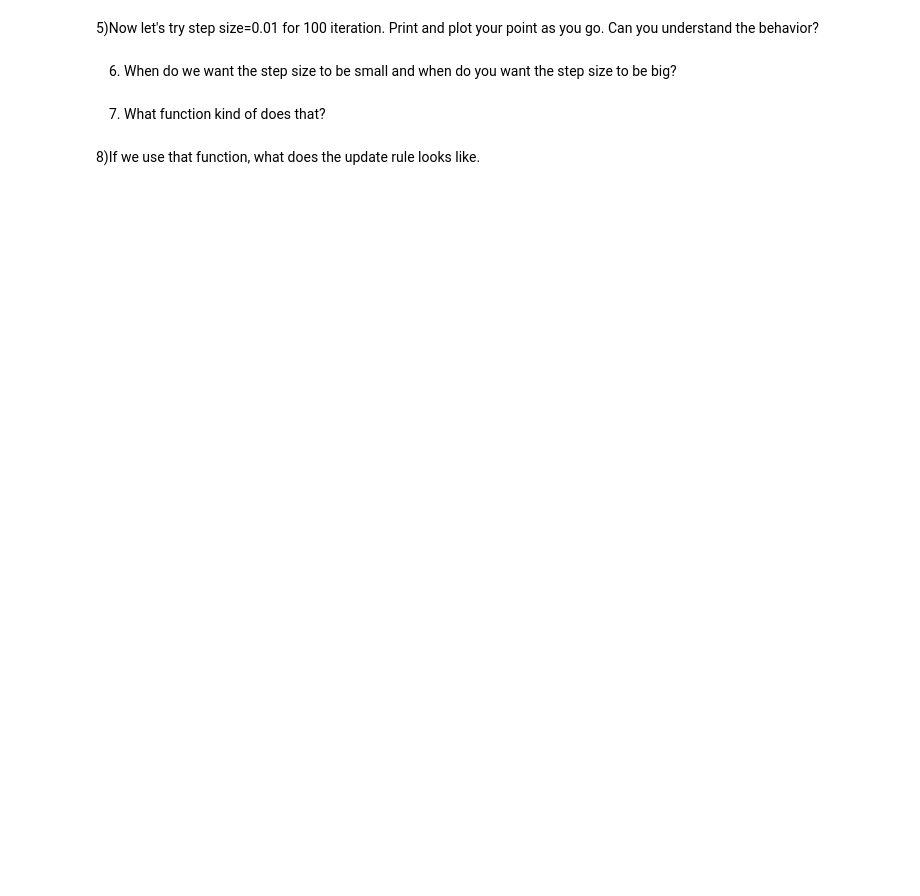
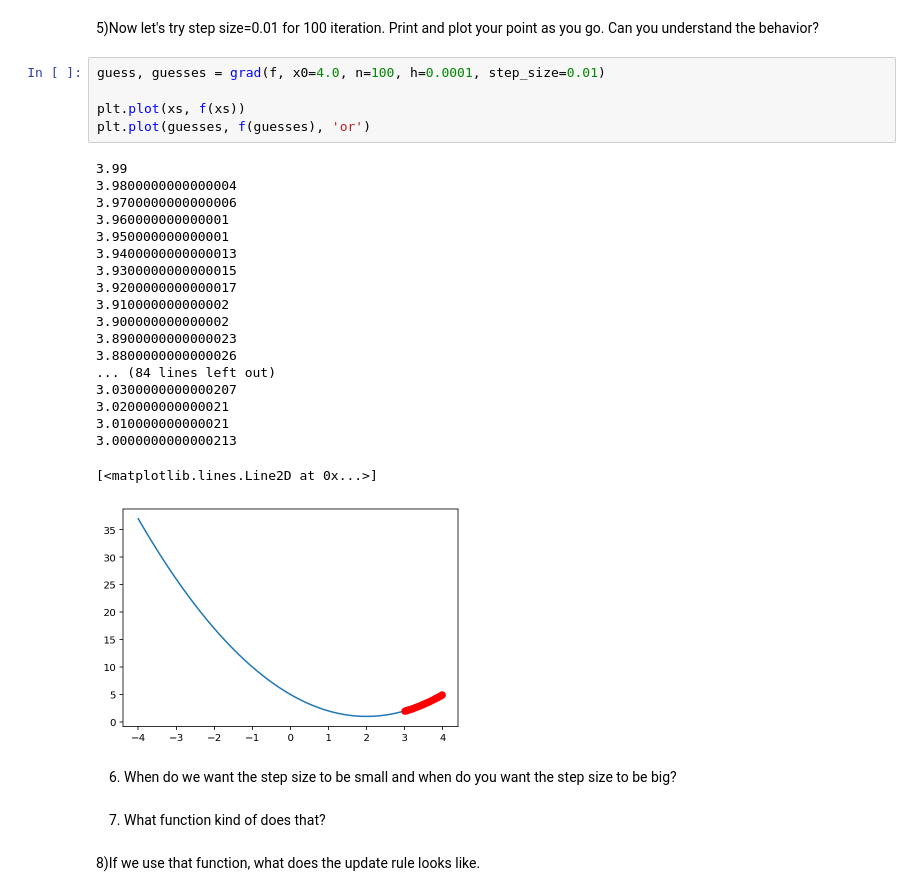
Before and after one commit to MUIC-Numerical-Methods-2018/Exercise-5, a Jupyter notebook: 05 Gradient Descent.ipynb, the cells around one changed output. Saved outputs shown, nothing was run; the diff lists cells and outputs as text; blank space fills up the shorter version.

```diff
--- a/05 Gradient Descent.ipynb
+++ b/05 Gradient Descent.ipynb
@@ -57,5 +56,30 @@ plt.
 # %% [markdown]
 5)Now let's try step size=0.01 for 100 iteration. Print and plot your point as you go. Can you understand the behavior?
+# %%
+guess, guesses = grad(f, x0=4.0, n=100, h=0.0001, step_size=0.01)
+
+plt.plot(xs, f(xs))
+plt.plot(guesses, f(guesses), 'or')
+# %% [output]
+3.99
+3.9800000000000004
+3.9700000000000006
+3.960000000000001
+3.950000000000001
+3.9400000000000013
+3.9300000000000015
+3.9200000000000017
+3.910000000000002
+3.900000000000002
+3.8900000000000023
+3.8800000000000026
+... (84 lines left out)
+3.0300000000000207
+3.020000000000021
+3.010000000000021
+3.0000000000000213
+[<matplotlib.lines.Line2D at 0x...>]
+[figure, added]
 # %% [markdown]
 6) When do we want the step size to be small and when do you want the step size to be big?
 # %% [markdown]
```
Also changed, not shown: parts of 6 cells of this notebook.
